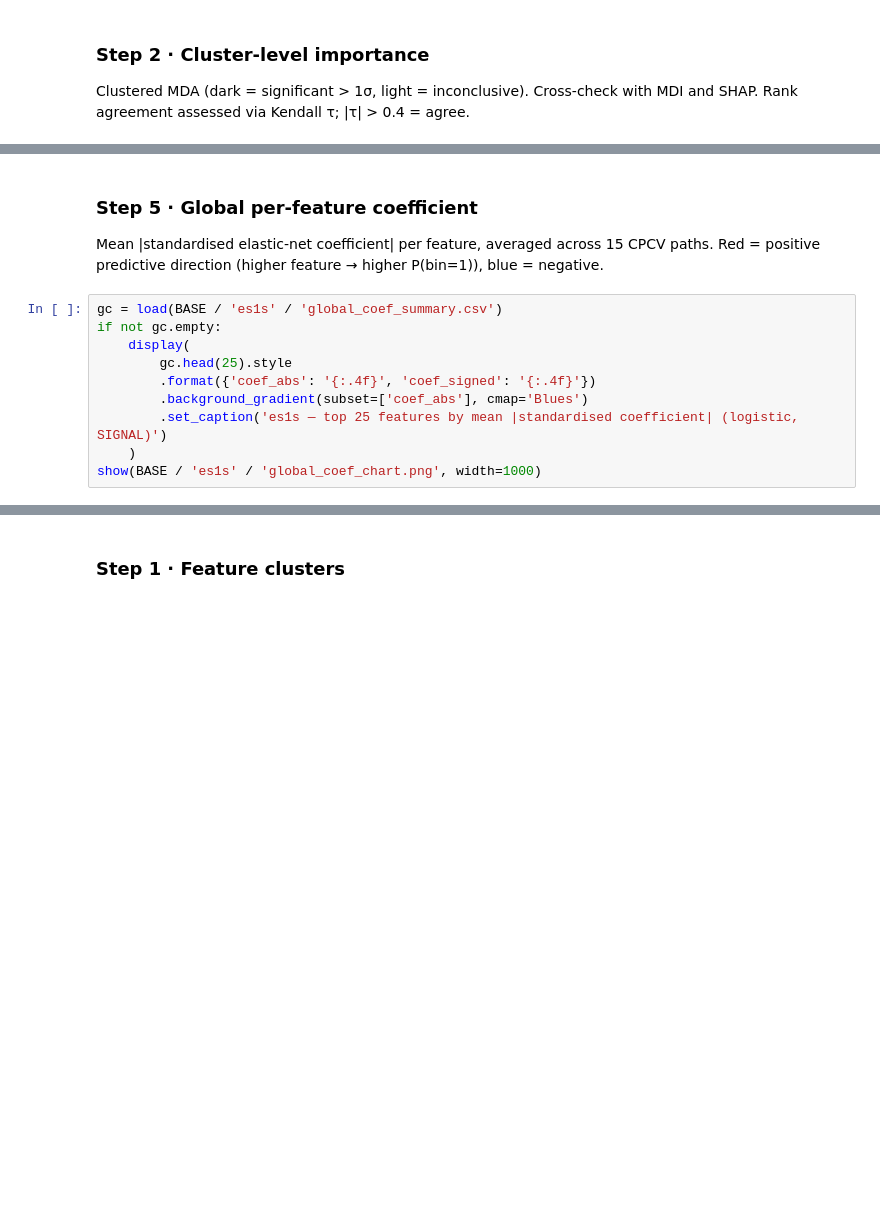
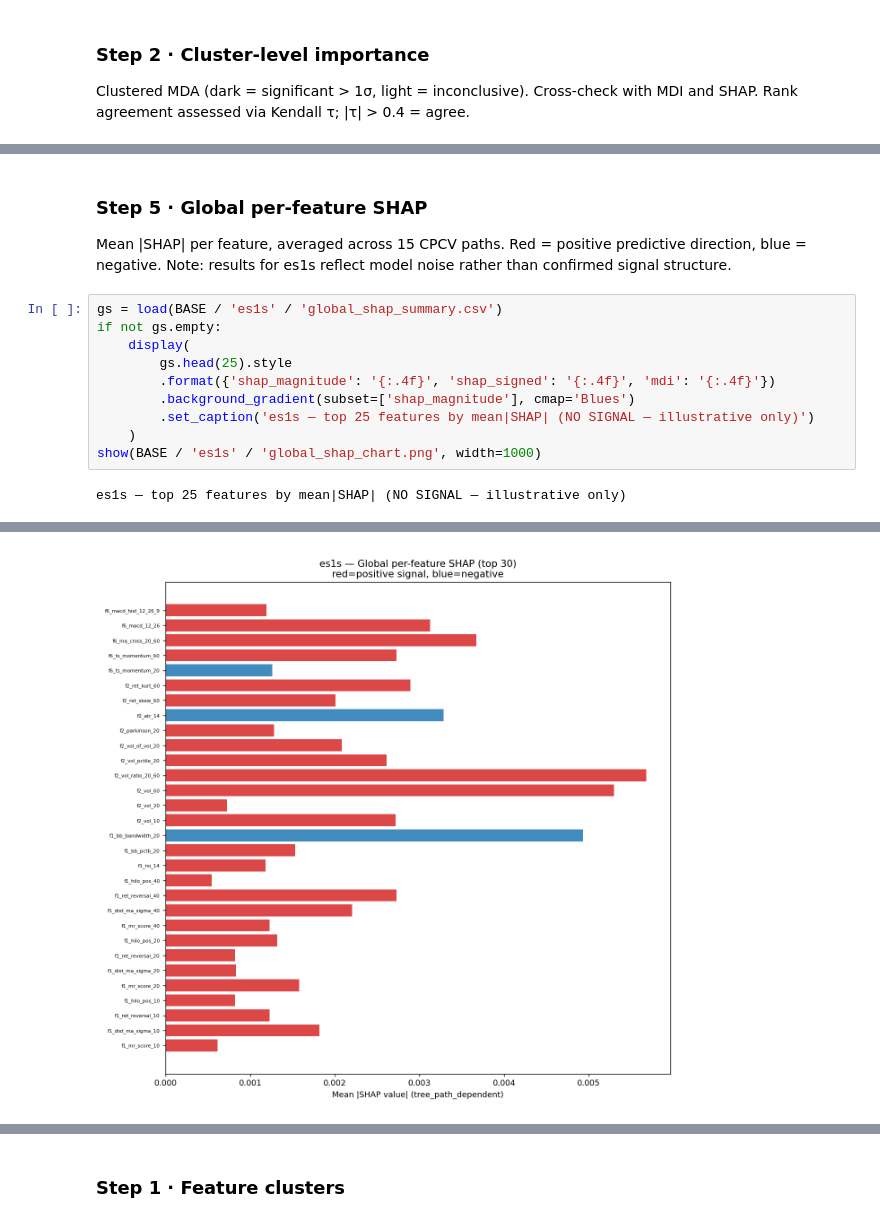
Before and after one commit to Ise-Q/stml, a Jupyter notebook: src/stml/new_work/equity_importance.ipynb, the cells around one changed output, grey strips where cells are left out. Cells and saved outputs as stored; diff of their text form; blank space fills up the shorter version.

```diff
--- a/src/stml/new_work/equity_importance.ipynb
+++ b/src/stml/new_work/equity_importance.ipynb
@@ -230,17 +282,19 @@ if not wc.empty:
     )
 show(BASE / 'es1s' / 'within_cluster_C8_f11_lowfreq_macro.png', width=950)
 # %% [markdown]
-### Step 5 · Global per-feature coefficient
+### Step 5 · Global per-feature SHAP
 
-Mean |standardised elastic-net coefficient| per feature, averaged across 15 CPCV paths.
-Red = positive predictive direction (higher feature → higher P(bin=1)), blue = negative.
+Mean |SHAP| per feature, averaged across 15 CPCV paths. Red = positive predictive direction,
+blue = negative. Note: results for es1s reflect model noise rather than confirmed signal structure.
 # %%
-gc = load(BASE / 'es1s' / 'global_coef_summary.csv')
-if not gc.empty:
+gs = load(BASE / 'es1s' / 'global_shap_summary.csv')
+if not gs.empty:
     display(
-        gc.head(25).style
-        .format({'coef_abs': '{:.4f}', 'coef_signed': '{:.4f}'})
-        .background_gradient(subset=['coef_abs'], cmap='Blues')
-        .set_caption('es1s — top 25 features by mean |standardised coefficient| (logistic, SIGNAL)')
+        gs.head(25).style
+        .format({'shap_magnitude': '{:.4f}', 'shap_signed': '{:.4f}', 'mdi': '{:.4f}'})
+        .background_gradient(subset=['shap_magnitude'], cmap='Blues')
+        .set_caption('es1s — top 25 features by mean|SHAP| (NO SIGNAL — illustrative only)')
     )
-show(BASE / 'es1s' / 'global_coef_chart.png', width=1000)
+show(BASE / 'es1s' / 'global_shap_chart.png', width=1000)
+# %% [output]
+es1s — top 25 features by mean|SHAP| (NO SIGNAL — illustrative only)
@@ -247,3 +318,4 @@ show(BASE / 'es1s' / 'global_coef_chart.png', width=1000)
+[figure, added]
 # %% [markdown]
 ---
 ## NQ1S — champion: `nq1s` / XGB
```
Also changed, not shown: parts of 25 cells of this notebook.
